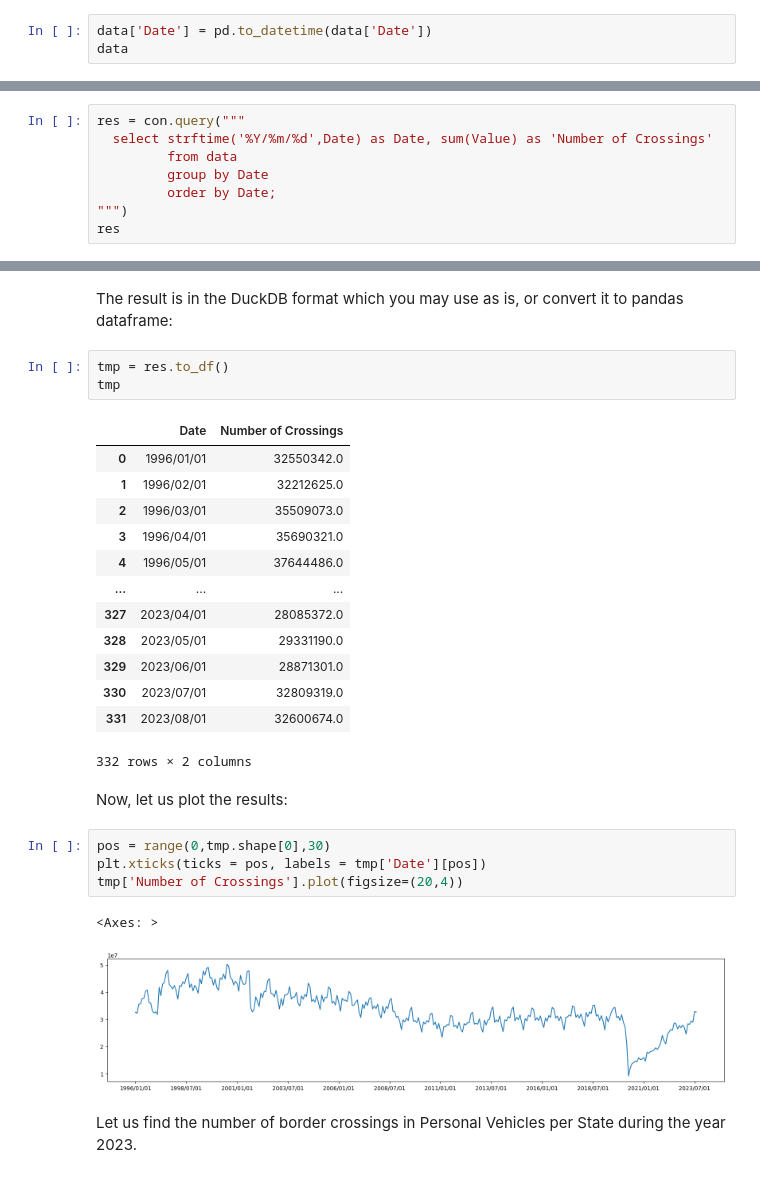
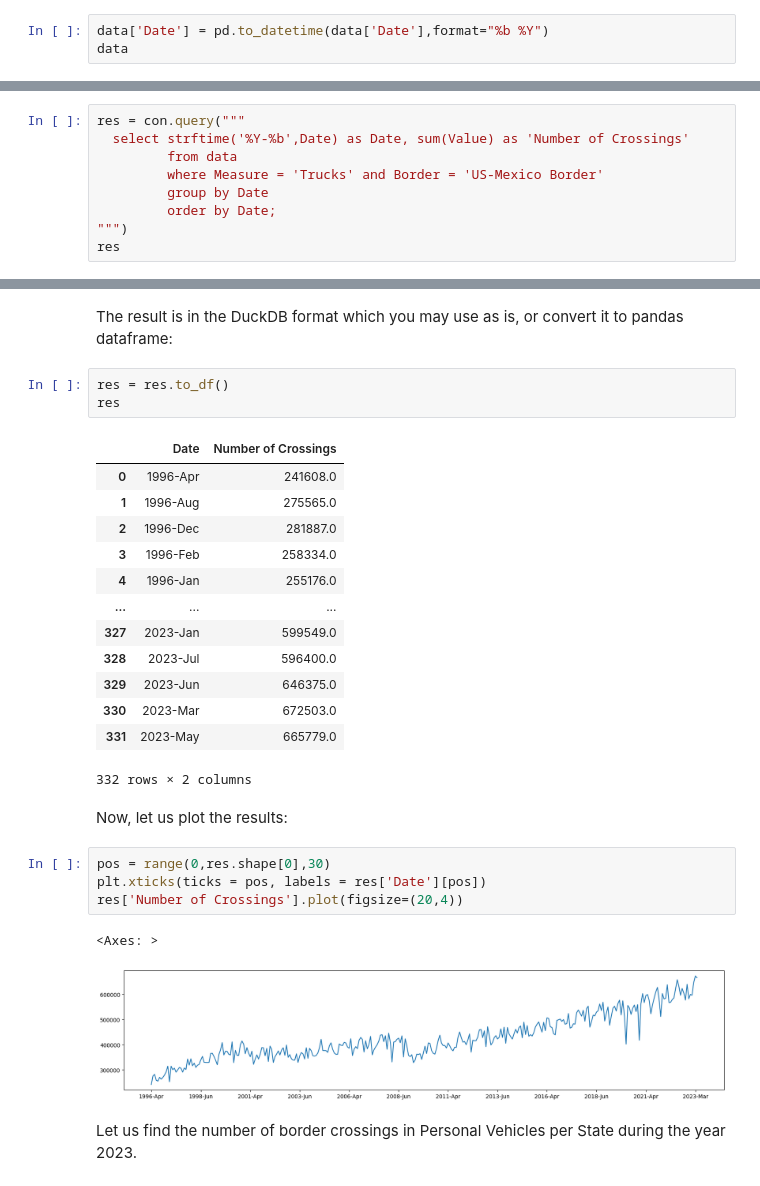
Before and after one commit to kaygun/2023-Fall-381E, a Jupyter notebook: lectures/lecture-03.ipynb, the cells around one changed output, grey strips where cells are left out. Cells and saved outputs as stored; diff of their text form.

```diff
--- a/lectures/lecture-03.ipynb
+++ b/lectures/lecture-03.ipynb
@@ -52,7 +50,7 @@ data
 # %% [markdown]
 As usual, the `Date` column contains the dates as strings which need to be converted into Date and Time.
 # %%
-data['Date'] = pd.to_datetime(data['Date'])
+data['Date'] = pd.to_datetime(data['Date'],format="%b %Y")
 data
 # %% [output]
 |  | Port Name | State | Port Code | Border | Date | Measure | Value | Latitude | Longitude | Point |
@@ -105,7 +127,8 @@ con.query("""
 # %%
 res = con.query("""
-  select strftime('%Y/%m/%d',Date) as Date, sum(Value) as 'Number of Crossings'
+  select strftime('%Y-%b',Date) as Date, sum(Value) as 'Number of Crossings'
          from data
+         where Measure = 'Trucks' and Border = 'US-Mexico Border'
          group by Date
          order by Date;
 """)
@@ -131,31 +154,31 @@ res
 # %% [markdown]
 The result is in the DuckDB format which you may use as is, or convert it to pandas dataframe:
 # %%
-tmp = res.to_df()
-tmp
+res = res.to_df()
+res
 # %% [output]
 |  | Date | Number of Crossings |
-| 0 | 1996/01/01 | 32550342.0 |
-| 1 | 1996/02/01 | 32212625.0 |
-| 2 | 1996/03/01 | 35509073.0 |
-| 3 | 1996/04/01 | 35690321.0 |
-| 4 | 1996/05/01 | 37644486.0 |
+| 0 | 1996-Apr | 241608.0 |
+| 1 | 1996-Aug | 275565.0 |
+| 2 | 1996-Dec | 281887.0 |
+| 3 | 1996-Feb | 258334.0 |
+| 4 | 1996-Jan | 255176.0 |
 | ... | ... | ... |
-| 327 | 2023/04/01 | 28085372.0 |
-| 328 | 2023/05/01 | 29331190.0 |
-| 329 | 2023/06/01 | 28871301.0 |
-| 330 | 2023/07/01 | 32809319.0 |
-| 331 | 2023/08/01 | 32600674.0 |
+| 327 | 2023-Jan | 599549.0 |
+| 328 | 2023-Jul | 596400.0 |
+| 329 | 2023-Jun | 646375.0 |
+| 330 | 2023-Mar | 672503.0 |
+| 331 | 2023-May | 665779.0 |
 332 rows × 2 columns
 # %% [markdown]
 Now, let us plot the results:
 # %%
-pos = range(0,tmp.shape[0],30)
-plt.xticks(ticks = pos, labels = tmp['Date'][pos])
-tmp['Number of Crossings'].plot(figsize=(20,4))
+pos = range(0,res.shape[0],30)
+plt.xticks(ticks = pos, labels = res['Date'][pos])
+res['Number of Crossings'].plot(figsize=(20,4))
 # %% [output]
 <Axes: >
-[figure, old version]
+[figure, new version]
 # %% [markdown]
 Let us find the number of border crossings in Personal Vehicles per State during the year 2023.
 # %%
```
Also changed, not shown: parts of 14 cells of this notebook.
